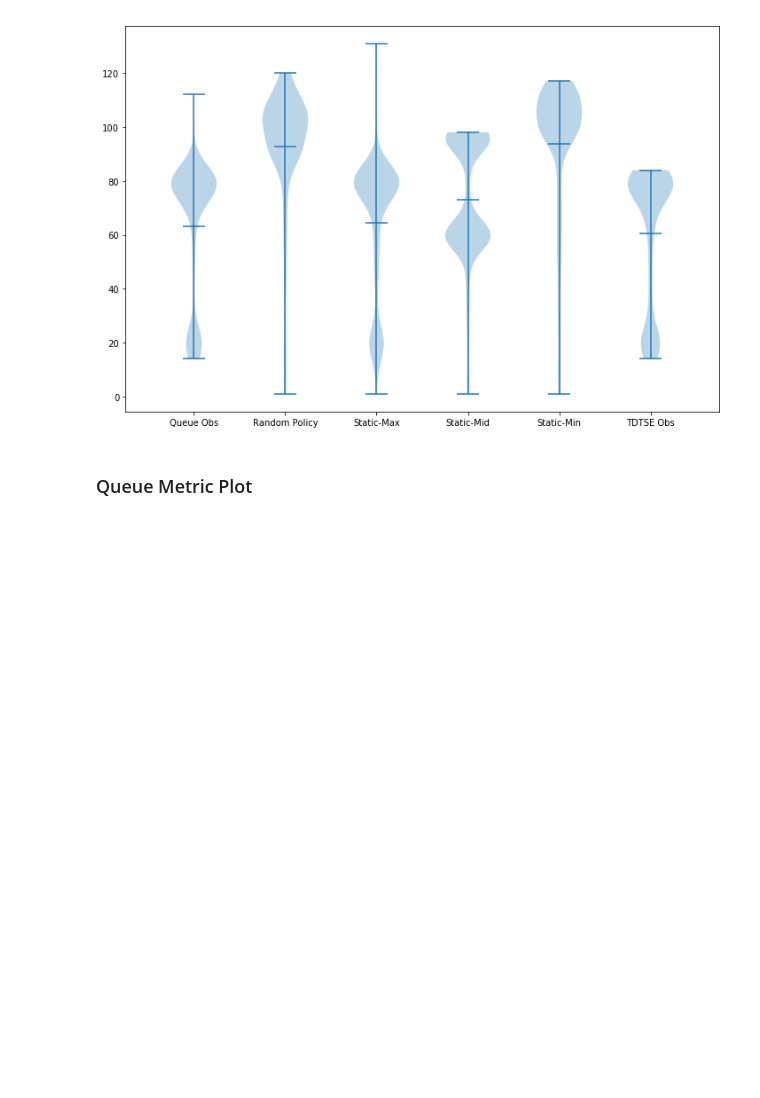
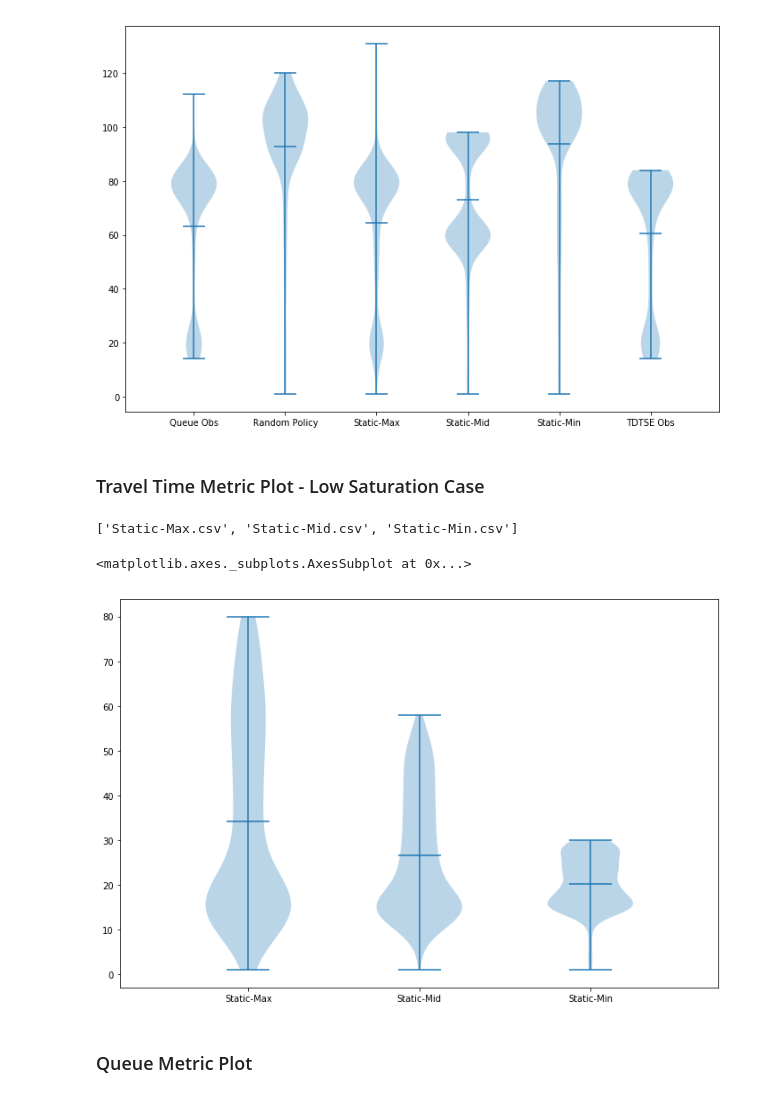
Before and after one commit to parthjaggi/comparing-state-representation-performance, a Jupyter notebook: plots.ipynb, the cells around one changed output. Cells and saved outputs as stored; diff of their text form; code cells hidden in the pictures; blank space fills up the shorter version.

Commit message:
new plot added;

```diff
--- a/plots.ipynb
+++ b/plots.ipynb
@@ -63,3 +63,22 @@ create_violin_plot(arrays, labels)
 # %% [output]
 <matplotlib.axes._subplots.AxesSubplot at 0x...>
 [figure]
+# %% [markdown]
+### Travel Time Metric Plot - Low Saturation Case
+# %%
+folder_path = '/home/parth/repos/traffic-management/report-results/low-traffic-travel-time'
+# %%
+files = os.listdir(folder_path)
+files.sort()
+files
+# %% [output]
+['Static-Max.csv', 'Static-Mid.csv', 'Static-Min.csv']
+# %%
+arrays = []
+labels = []
+
+for file in files:
+    if file.endswith('csv'):
+        path = os.path.join(folder_path, file)
+        arrays.append(read_travel_time_data(path))
+        labels.append(file[:-4])
@@ -66,3 +87,8 @@ create_violin_plot(arrays, labels)
+# %%
+create_violin_plot(arrays, labels)
+# %% [output]
+<matplotlib.axes._subplots.AxesSubplot at 0x...>
+[figure, added]
 # %% [markdown]
 ### Queue Metric Plot
 # %%
```
Also changed, not shown: parts of 1 cell of this notebook, 1 other file.
